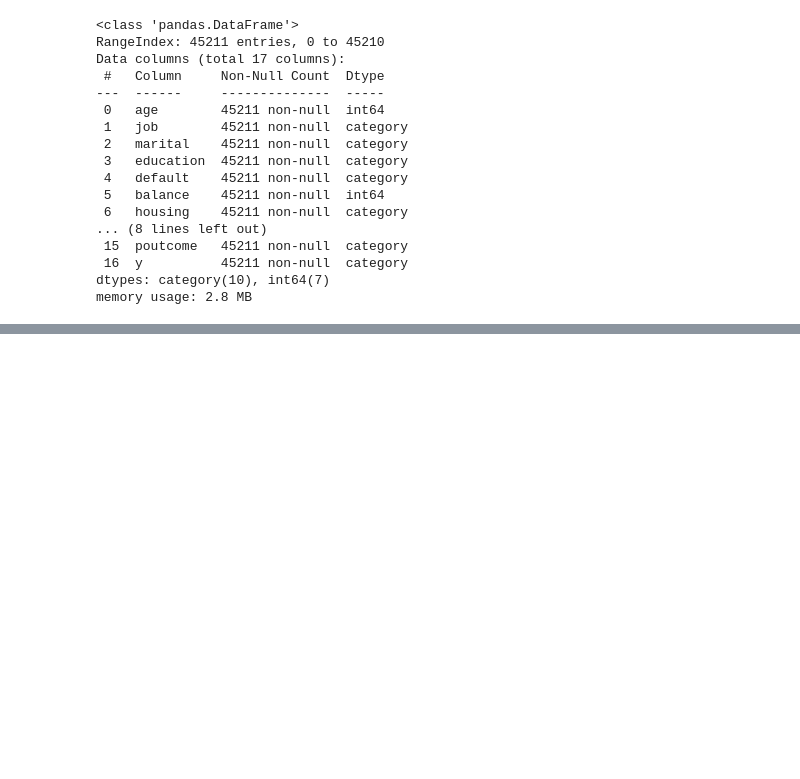
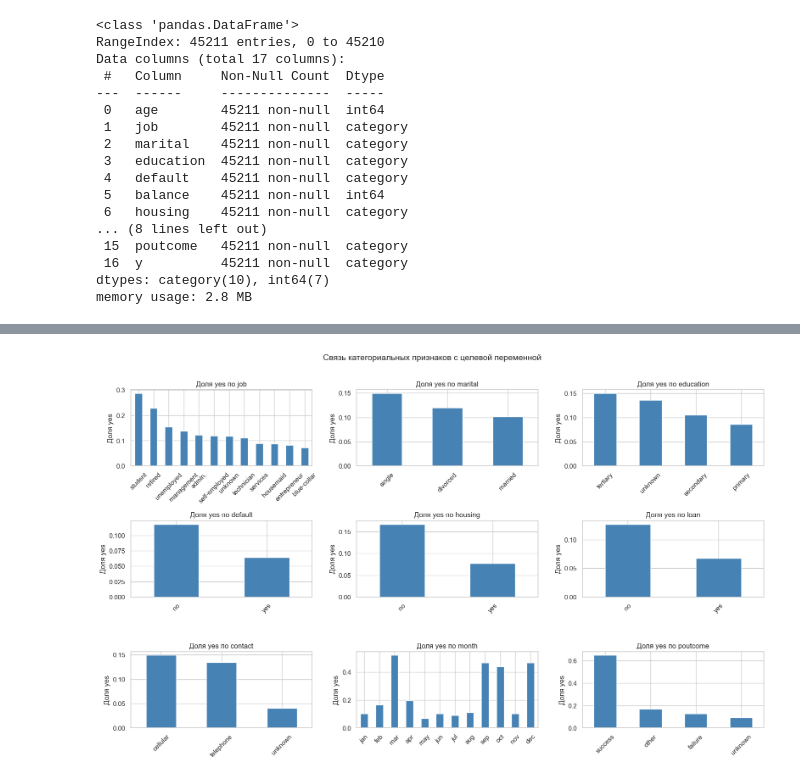
Before and after one commit to PolinaKarcheuskaya/ML-Basic, a Jupyter notebook: project/project.ipynb, the cells around one changed output, grey strips where cells are left out. Saved outputs shown, nothing was run; the diff lists cells and outputs as text; code cells hidden in the pictures; blank space fills up the shorter version.

```diff
--- a/project/project.ipynb
+++ b/project/project.ipynb
@@ -298,27 +305,29 @@ plt.show()
 # %%
 n_cols = 3
 n_rows = int(np.ceil(len(cat_cols) / n_cols))
 fig, axes = plt.subplots(n_rows, n_cols, figsize=(16, n_rows * 3.2))
 axes = axes.flatten()
 
 for ax, col in zip(axes, cat_cols):
     rates = df.groupby(col, observed=True)['y'].apply(lambda s: (s == 'yes').mean())
     if col == 'month':
         rates = rates.reindex(month_order)
     else:
         rates = rates.sort_values(ascending=False)
     rates.plot(kind='bar', ax=ax, color='steelblue')
-    ax.set_title(f'Доля согласий по {col}')
-    ax.set_ylabel('Доля согласий')
+    ax.set_title(f'Доля yes по {col}')
+    ax.set_ylabel('Доля yes')
     ax.set_xlabel('')
     ax.tick_params(axis='x', rotation=45)
 
 for ax in axes[len(cat_cols):]:
     ax.axis('off')
 
 plt.suptitle('Связь категориальных признаков с целевой переменной', y=1.01, fontsize=14)
 plt.tight_layout()
 plt.show()
+# %% [output]
+[figure, added]
 # %%
 n_cols_grid = 4
 n_rows = int(np.ceil(len(num_cols) / n_cols_grid))
```
Also changed, not shown: parts of 28 cells of this notebook.
